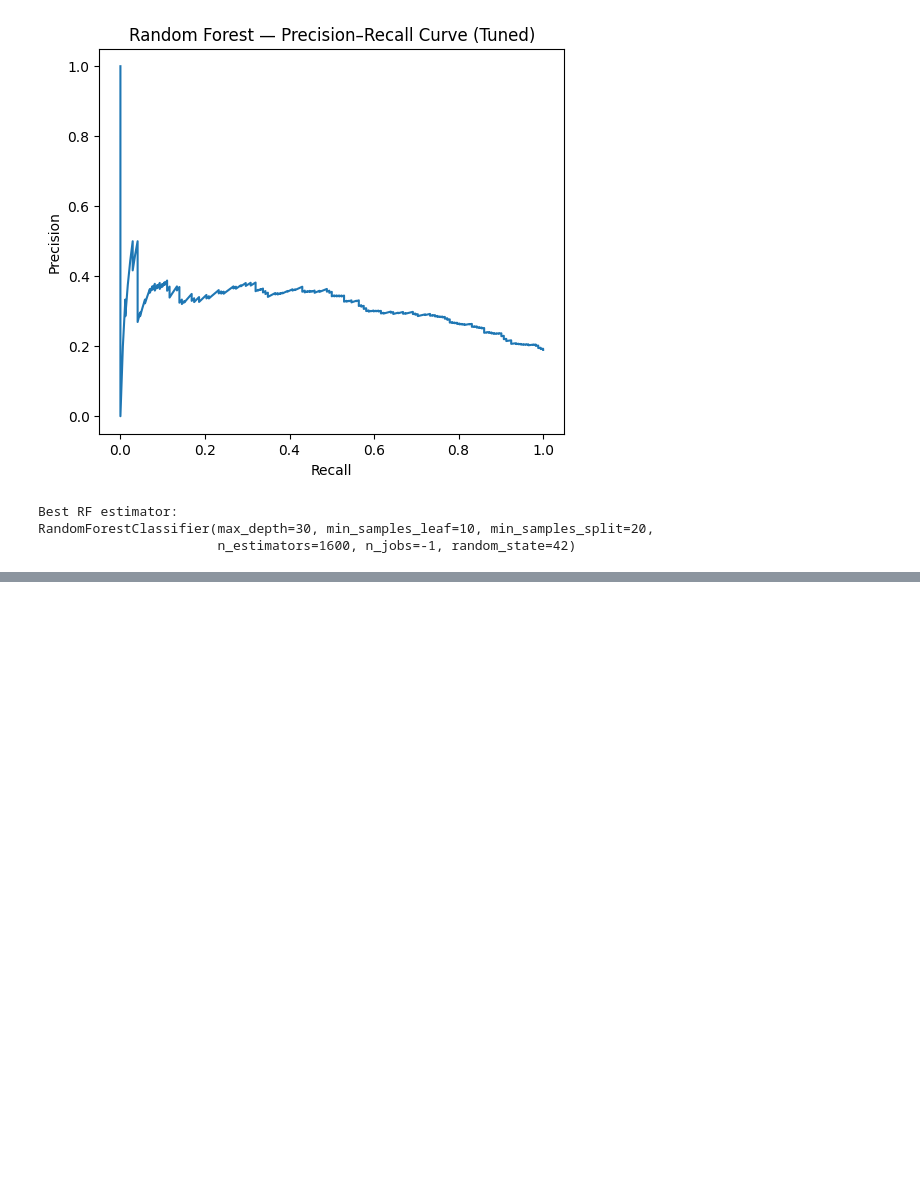
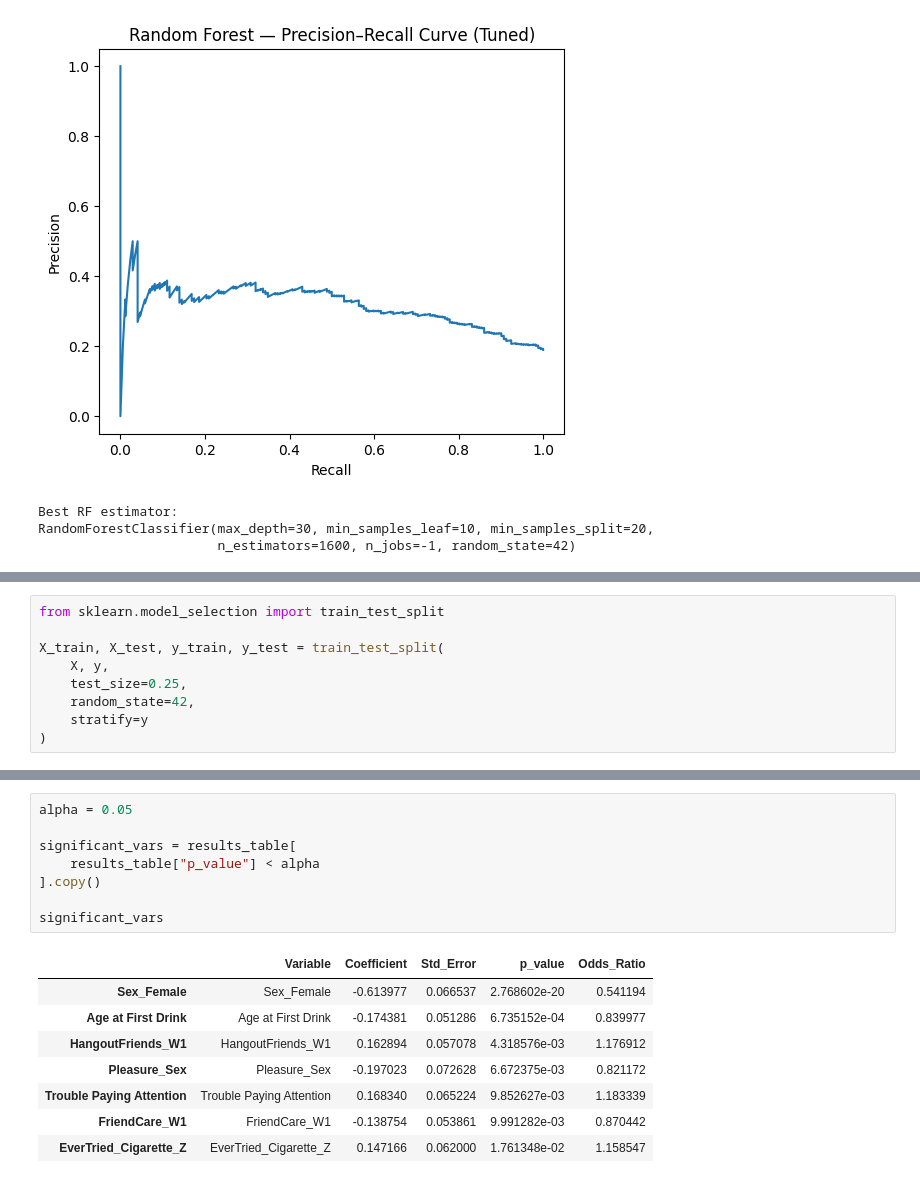
Before and after one commit to hmhamade1999-debug/Substance-Use-Prediction-From-Adolescence, a Jupyter notebook: Capstone_USJ_Modeling_Alcohol.ipynb, the cells around one changed output, grey strips where cells are left out. Saved outputs shown, nothing was run; the diff lists cells and outputs as text; blank space fills up the shorter version.

```diff
--- a/Capstone_USJ_Modeling_Alcohol.ipynb
+++ b/Capstone_USJ_Modeling_Alcohol.ipynb
@@ -1862,0 +1798,9 @@ RandomForestClassifier(max_depth=30, min_samples_leaf=10, min_samples_split=20,
+# %%
+from sklearn.model_selection import train_test_split
+
+X_train, X_test, y_train, y_test = train_test_split(
+    X, y,
+    test_size=0.25,
+    random_state=42,
+    stratify=y
+)
@@ -1862,0 +1902,17 @@ RandomForestClassifier(max_depth=30, min_samples_leaf=10, min_samples_split=20,
+# %%
+alpha = 0.05
+
+significant_vars = results_table[
+    results_table["p_value"] < alpha
+].copy()
+
+significant_vars
+# %% [output]
+|  | Variable | Coefficient | Std_Error | p_value | Odds_Ratio |
+| Sex_Female | Sex_Female | -0.613977 | 0.066537 | 2.768602e-20 | 0.541194 |
+| Age at First Drink | Age at First Drink | -0.174381 | 0.051286 | 6.735152e-04 | 0.839977 |
+| HangoutFriends_W1 | HangoutFriends_W1 | 0.162894 | 0.057078 | 4.318576e-03 | 1.176912 |
+| Pleasure_Sex | Pleasure_Sex | -0.197023 | 0.072628 | 6.672375e-03 | 0.821172 |
+| Trouble Paying Attention | Trouble Paying Attention | 0.168340 | 0.065224 | 9.852627e-03 | 1.183339 |
+| FriendCare_W1 | FriendCare_W1 | -0.138754 | 0.053861 | 9.991282e-03 | 0.870442 |
+| EverTried_Cigarette_Z | EverTried_Cigarette_Z | 0.147166 | 0.062000 | 1.761348e-02 | 1.158547 |
```
Also changed, not shown: parts of 27 cells of this notebook.
